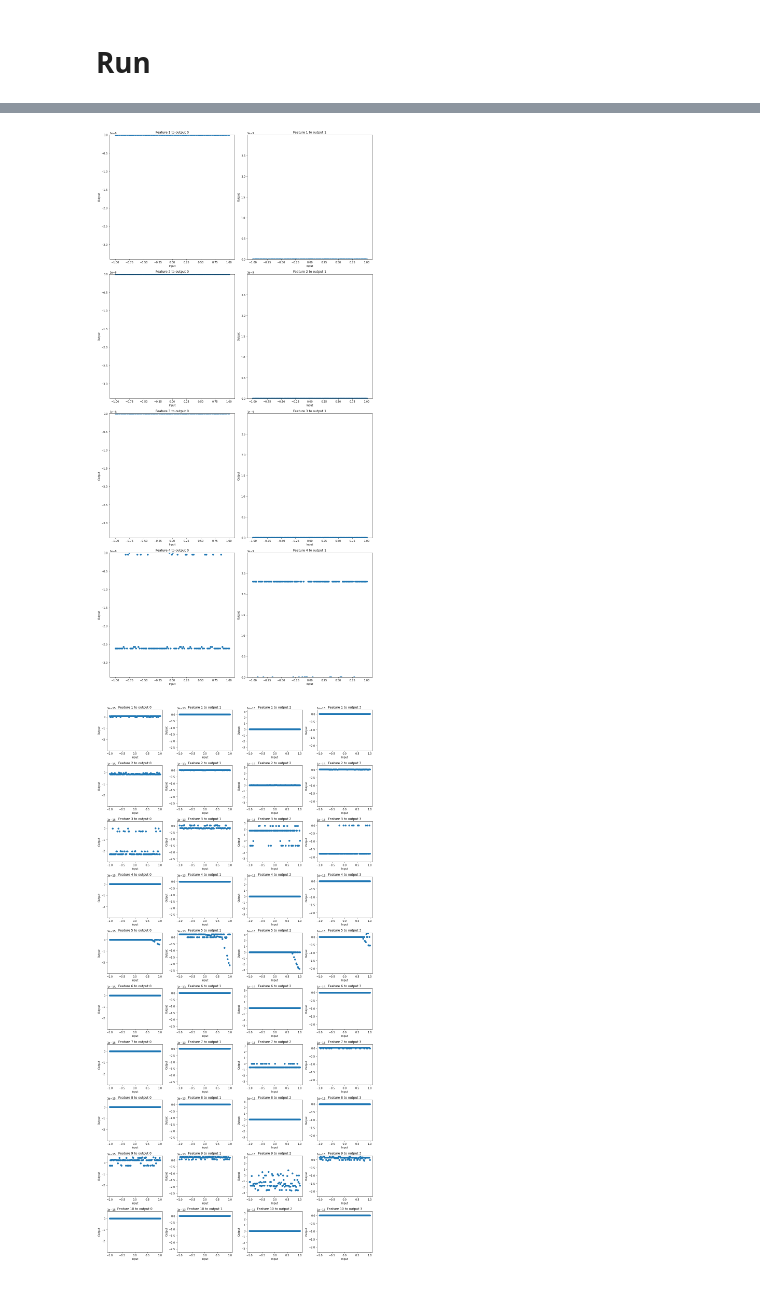
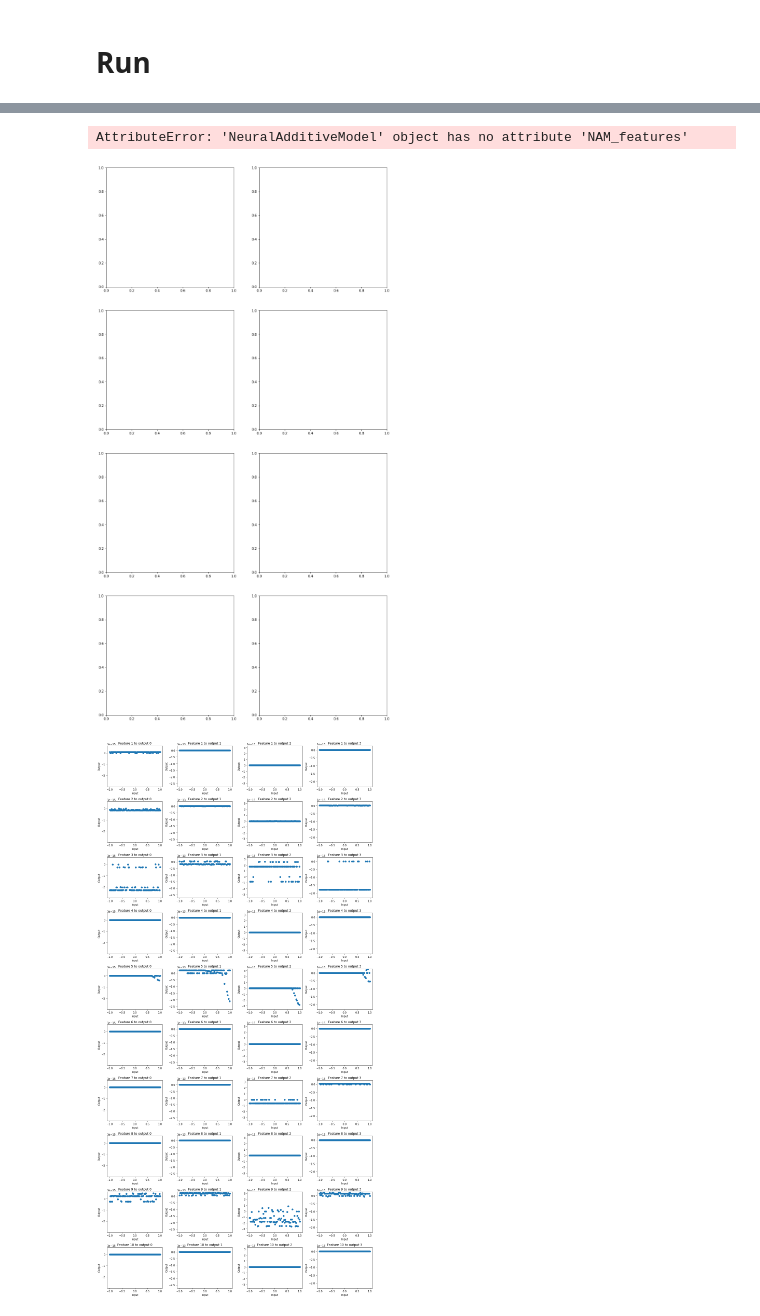
Before and after one commit to yuvalzehavi22/multi-classification-NAM, a Jupyter notebook: multi_class_nam.ipynb, the cells around one changed output, grey strips where cells are left out. Cells and saved outputs as stored; diff of their text form; code cells hidden in the pictures.

Commit message:
update model before new branch - multi-classification-Hirarchical-NAM/model_arrangement

```diff
--- a/multi_class_nam.ipynb
+++ b/multi_class_nam.ipynb
@@ -222,20 +222,20 @@ def train_batch(X, y, model, optimizer, criterion):
 # %%
 # define experiment
 config = dict(
-    epochs=200,#2000, #100
+    epochs=2000,#2000, #100
     batch_size=1024, #128
     learning_rate=0.0035,
     weight_decay=0.0001,
     num_exp = 5000,
     in_features = 10,
-    shallow_units=64, #20, #50
-    hidden_units=(64,32), #(64, 64, 32), #(100, 20)
+    shallow_units=20, #50
+    hidden_units=(64, 64, 32), #(100, 20)
     feature_dropout=0.2,
     latent_feature_dropout=0.2,
     hidden_dropout=0.2,
     latent_dim=4,
     output_dim=2,
-    featureNN_arch_phase1='monotonic_hidden_layer', #parallel_single_output, multi_output, single_to_multi_output, monotonic_hidden_layer
+    featureNN_arch_phase1='multi_output', #parallel_single_output, multi_output, single_to_multi_output, monotonic_hidden_layer
     featureNN_arch_phase2='multi_output', #parallel_single_output, multi_output, single_to_multi_output, monotonic_hidden_layer
     seed=42,
     dataset="Uniform_distribution",
@@ -284,7 +284,7 @@ def make_mono(config):
     seed_everything(seed=config['seed'])
 
     # Make the data
-    X, y = get_synthetic_data_mono(num_exp=config['num_exp'], in_features=config['in_features'])
+    X, y = get_synthetic_data_phase1(num_exp=config['num_exp'], in_features=config['in_features'])
 
     train_loader = make_loader(X, y, batch_size=config['batch_size'])
 
@@ -307,7 +307,7 @@ def make_mono(config):
                      shallow_units= config['shallow_units'],
                      hidden_units= config['hidden_units'],
                      shallow_layer = ExULayer,
-                     hidden_layer = ReLULayer,
+                     hidden_layer = ReLULayer, #MonotonicLayer,
                      hidden_dropout = config['hidden_dropout'],
                      feature_dropout = config['feature_dropout'],
                      output_dim = config['latent_dim'],
@@ -429,7 +426,9 @@ def visualize_gam(x_values,input_dim, output_dim, vis_lat_features = False):
             feature_input = x_values
             for j in range(output_dim):
                 if vis_lat_features:
-                    feature_output = model.NAM_features.feature_nns[i](feature_input[:, 0])[:, j].cpu().numpy()
+                    # feature_output = model.NAM_features.feature_nns[i](feature_input[:, 0])[:, j].cpu().numpy()
+                    # # plot without hirarchical model
+                    feature_output = model.feature_nns[i](feature_input[:, 0])[:, j].cpu().numpy()
                 else:
                     feature_output = model.NAM_output.feature_nns[i](feature_input[:, 0])[:, j].cpu().numpy()
 
@@ -441,7 +440,9 @@ def visualize_gam(x_values,input_dim, output_dim, vis_lat_features = False):
             for j in range(output_dim):
                 ax1 = axes[i, j]
                 if vis_lat_features:
-                    feature_output = model.NAM_features.feature_nns[i](feature_input[:, 0])[:, j].cpu().numpy()
+                    # feature_output = model.NAM_features.feature_nns[i](feature_input[:, 0])[:, j].cpu().numpy()
+                    # # plot without hirarchical model
+                    feature_output = model.feature_nns[i](feature_input[:, 0])[:, j].cpu().numpy()
                 else:
                     feature_output = model.NAM_output.feature_nns[i](feature_input[:, 0])[:, j].cpu().numpy()
 
@@ -457,13 +468,14 @@ def visualize_gam(x_values,input_dim, output_dim, vis_lat_features = False):
 # %%
 # Generate input values for plotting
 x_values = torch.linspace(-1, 1, 100).reshape(-1, 1)  # 100 points between -1 and 1
 
-vis_lat_features = False
+vis_lat_features = True
 input_dim = config['latent_dim']
 output_dim = config['output_dim']
 visualize_gam(x_values, input_dim, output_dim, vis_lat_features)
 # %% [output]
+AttributeError: 'NeuralAdditiveModel' object has no attribute 'NAM_features'
-[figure, old version]
+[figure, new version]
 # %%
 # Generate input values for plotting
 x_values = torch.linspace(-1, 1, 100).reshape(-1, 1)  # 100 points between -1 and 1
```
Also changed, not shown: parts of 4 cells of this notebook, 2 other files.
